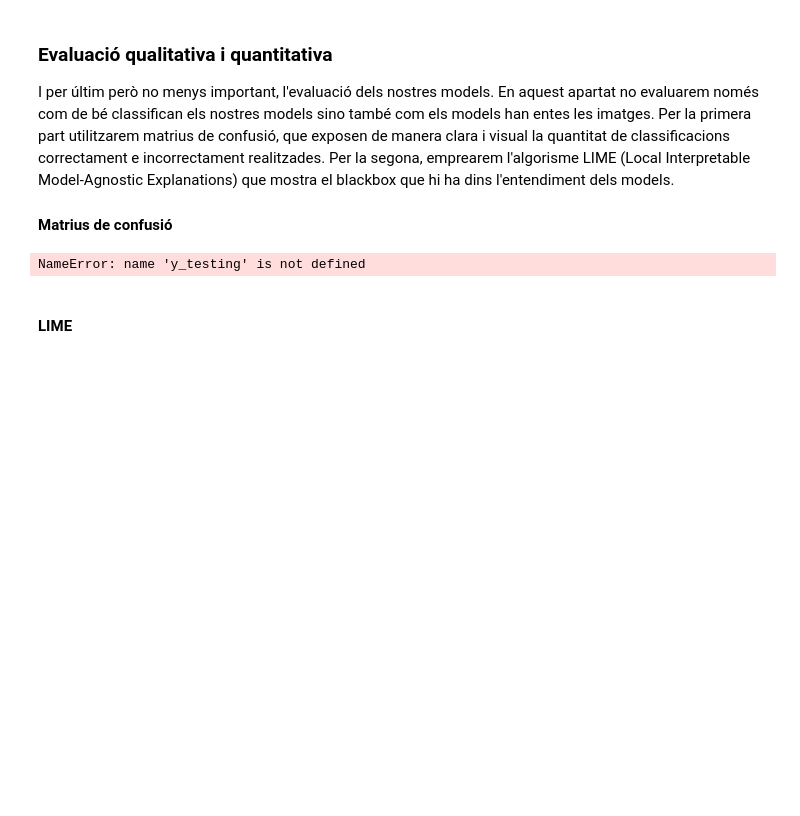
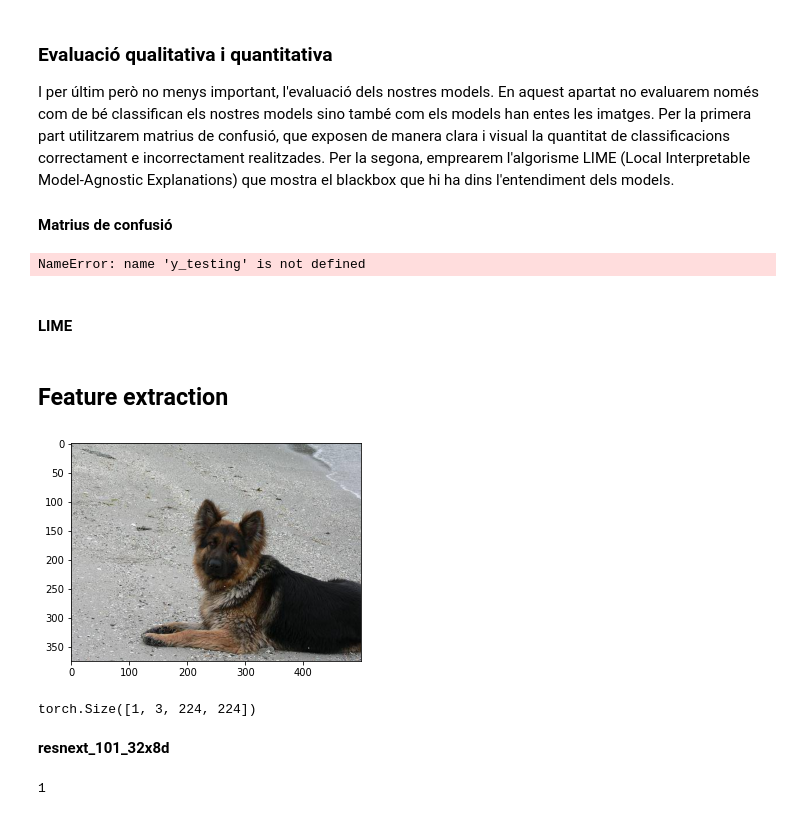
Before and after one commit to DCC-UAB/Dog_Breed_Classification, a Jupyter notebook: Demostracio_resultats.ipynb, the cells around one changed output. Drawn from its saved outputs; the diff is of its cells as text; code cells hidden in the pictures; blank space fills up the shorter version.

```diff
--- a/Demostracio_resultats.ipynb
+++ b/Demostracio_resultats.ipynb
@@ -524,0 +483,2 @@ explanations.ipython_plot(index=0, class_names=idx2label)
+# %% [markdown]
+## Feature extraction
@@ -524,0 +500,37 @@ explanations.ipython_plot(index=0, class_names=idx2label)
+# %%
+plt.imshow(image)
+plt.show()
+
+transform = transforms.Compose([
+    transforms.ToPILImage(),
+    transforms.RandomResizedCrop(224),
+    transforms.ToTensor(),
+    transforms.Normalize([0.485, 0.456, 0.406], [0.229, 0.224, 0.225])])
+
+img=np.array(image)
+img=transform(img)
+img=img.unsqueeze(0)
+print(img.size())
+# %% [output]
+[figure, added]
+torch.Size([1, 3, 224, 224])
+# %% [markdown]
+**resnext_101_32x8d**
+# %%
+no_of_layers=0
+conv_layers=[]
+
+model_children=list(model2.children())
+
+for child in model_children:
+    if type(child)==nn.Conv2d:
+        no_of_layers+=1
+        conv_layers.append(child)
+    elif type(child)==nn.Sequential:
+        for layer in child.children():
+            if type(layer)==nn.Conv2d:
+                no_of_layers+=1
+                conv_layers.append(layer)
+print(no_of_layers)
+# %% [output]
+1
```
Also changed, not shown: parts of 13 cells of this notebook.
